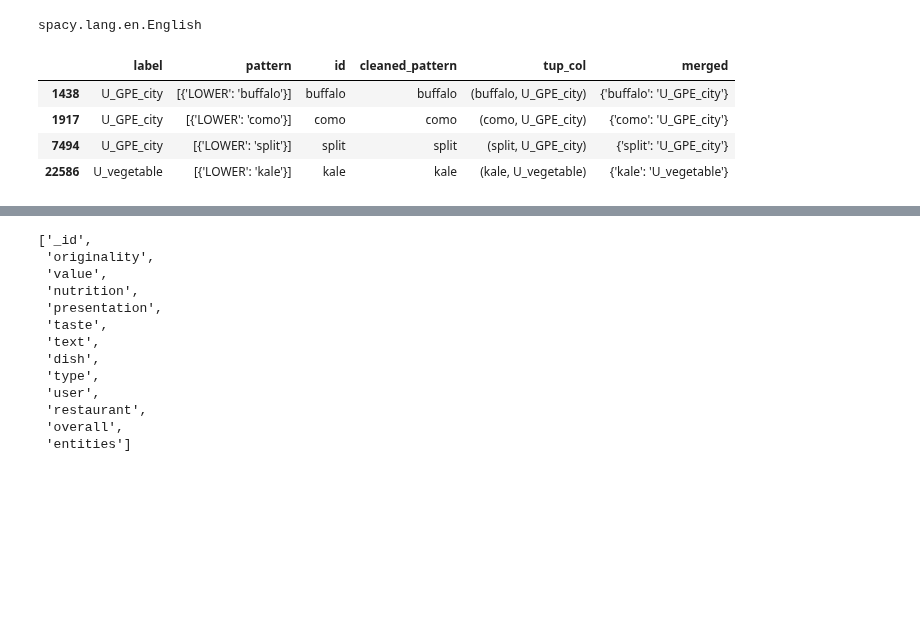
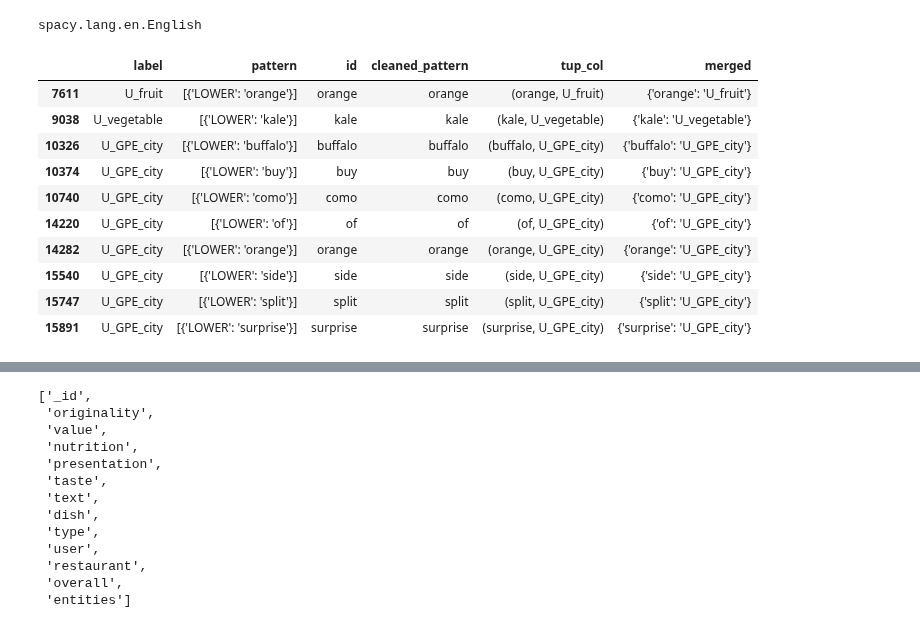
Before and after one commit to ravi-gopalan/DAND_Data_Wrangling, a Jupyter notebook: post_training_processing.ipynb, the cells around one changed output, grey strips where cells are left out. Saved outputs shown, nothing was run; the diff lists cells and outputs as text; code cells hidden in the pictures; blank space fills up the shorter version.

```diff
--- a/post_training_processing.ipynb
+++ b/post_training_processing.ipynb
@@ -180,5 +217,5 @@ def clean_like_objects(text):
 # %%
-df_pattern = pd.read_json('patterns_2020_01_31.jsonl',lines=True)
+df_pattern = pd.read_json('patterns_2020_02_01.jsonl',lines=True)
 df_pattern['cleaned_pattern'] = df_pattern.pattern.apply(lambda x: cleanse_text(x))
 df_pattern['label'] = 'U_' + df_pattern.label.astype(str)
 df_pattern['tup_col'] = list(zip(df_pattern.cleaned_pattern, df_pattern.label))
@@ -404,11 +451,17 @@ nlp = spacy.load('trained_model_2020_01_31')
 # %%
-df_pattern.query('id in ["of","side","to","the","by","on","time","bar","hard","kale","buy","buffalo","surprise","como","split"]')
+df_pattern.query('id in ["of","side","to","the","by","on","time","bar","hard","kale","buy","buffalo","surprise","como","split", "orange"]')
 # %% [output]
 |  | label | pattern | id | cleaned_pattern | tup_col | merged |
-| 1438 | U_GPE_city | [{'LOWER': 'buffalo'}] | buffalo | buffalo | (buffalo, U_GPE_city) | {'buffalo': 'U_GPE_city'} |
-| 1917 | U_GPE_city | [{'LOWER': 'como'}] | como | como | (como, U_GPE_city) | {'como': 'U_GPE_city'} |
-| 7494 | U_GPE_city | [{'LOWER': 'split'}] | split | split | (split, U_GPE_city) | {'split': 'U_GPE_city'} |
-| 22586 | U_vegetable | [{'LOWER': 'kale'}] | kale | kale | (kale, U_vegetable) | {'kale': 'U_vegetable'} |
+| 7611 | U_fruit | [{'LOWER': 'orange'}] | orange | orange | (orange, U_fruit) | {'orange': 'U_fruit'} |
+| 9038 | U_vegetable | [{'LOWER': 'kale'}] | kale | kale | (kale, U_vegetable) | {'kale': 'U_vegetable'} |
+| 10326 | U_GPE_city | [{'LOWER': 'buffalo'}] | buffalo | buffalo | (buffalo, U_GPE_city) | {'buffalo': 'U_GPE_city'} |
+| 10374 | U_GPE_city | [{'LOWER': 'buy'}] | buy | buy | (buy, U_GPE_city) | {'buy': 'U_GPE_city'} |
+| 10740 | U_GPE_city | [{'LOWER': 'como'}] | como | como | (como, U_GPE_city) | {'como': 'U_GPE_city'} |
+| 14220 | U_GPE_city | [{'LOWER': 'of'}] | of | of | (of, U_GPE_city) | {'of': 'U_GPE_city'} |
+| 14282 | U_GPE_city | [{'LOWER': 'orange'}] | orange | orange | (orange, U_GPE_city) | {'orange': 'U_GPE_city'} |
+| 15540 | U_GPE_city | [{'LOWER': 'side'}] | side | side | (side, U_GPE_city) | {'side': 'U_GPE_city'} |
+| 15747 | U_GPE_city | [{'LOWER': 'split'}] | split | split | (split, U_GPE_city) | {'split': 'U_GPE_city'} |
+| 15891 | U_GPE_city | [{'LOWER': 'surprise'}] | surprise | surprise | (surprise, U_GPE_city) | {'surprise': 'U_GPE_city'} |
 # %%
 ent_list_eval = []
 for doc in nlp.pipe(eval_reviews['text']):
```
Also changed, not shown: parts of 59 cells of this notebook.
